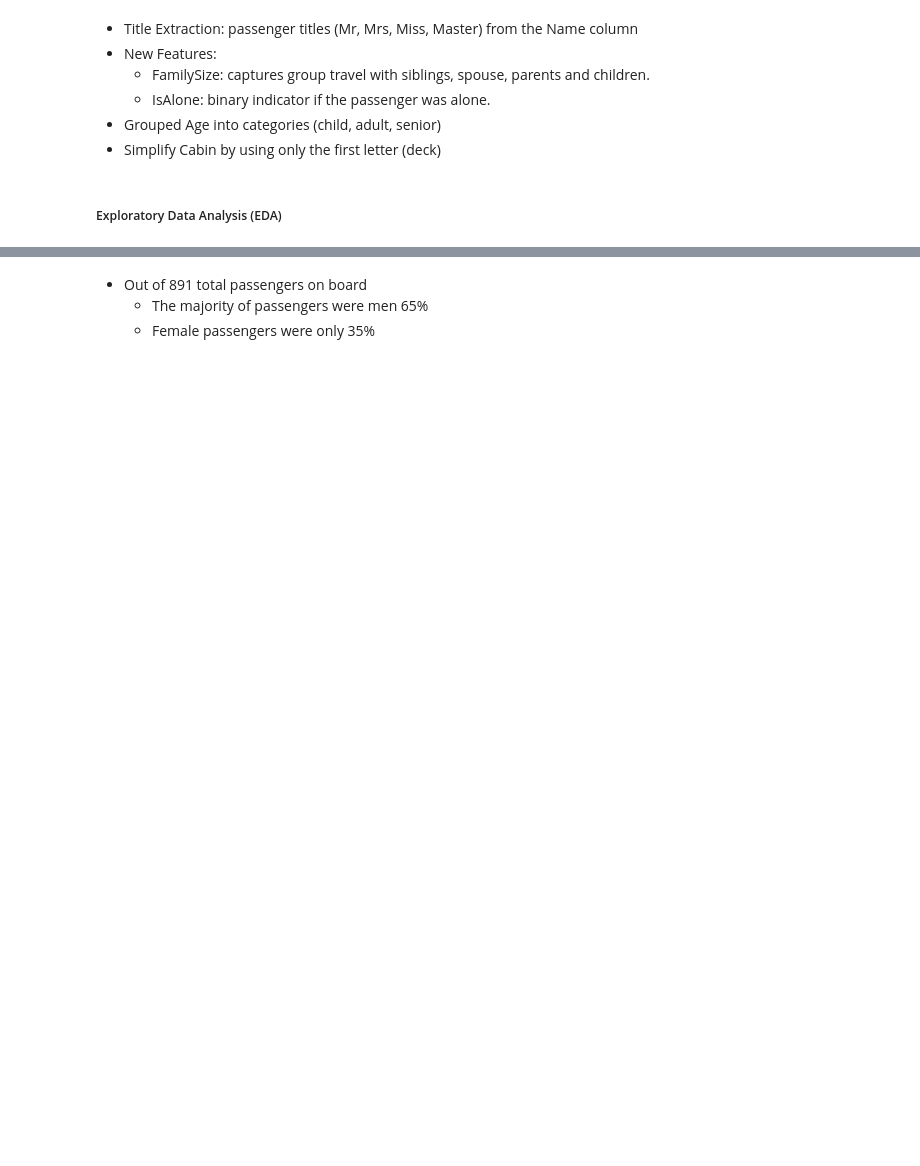
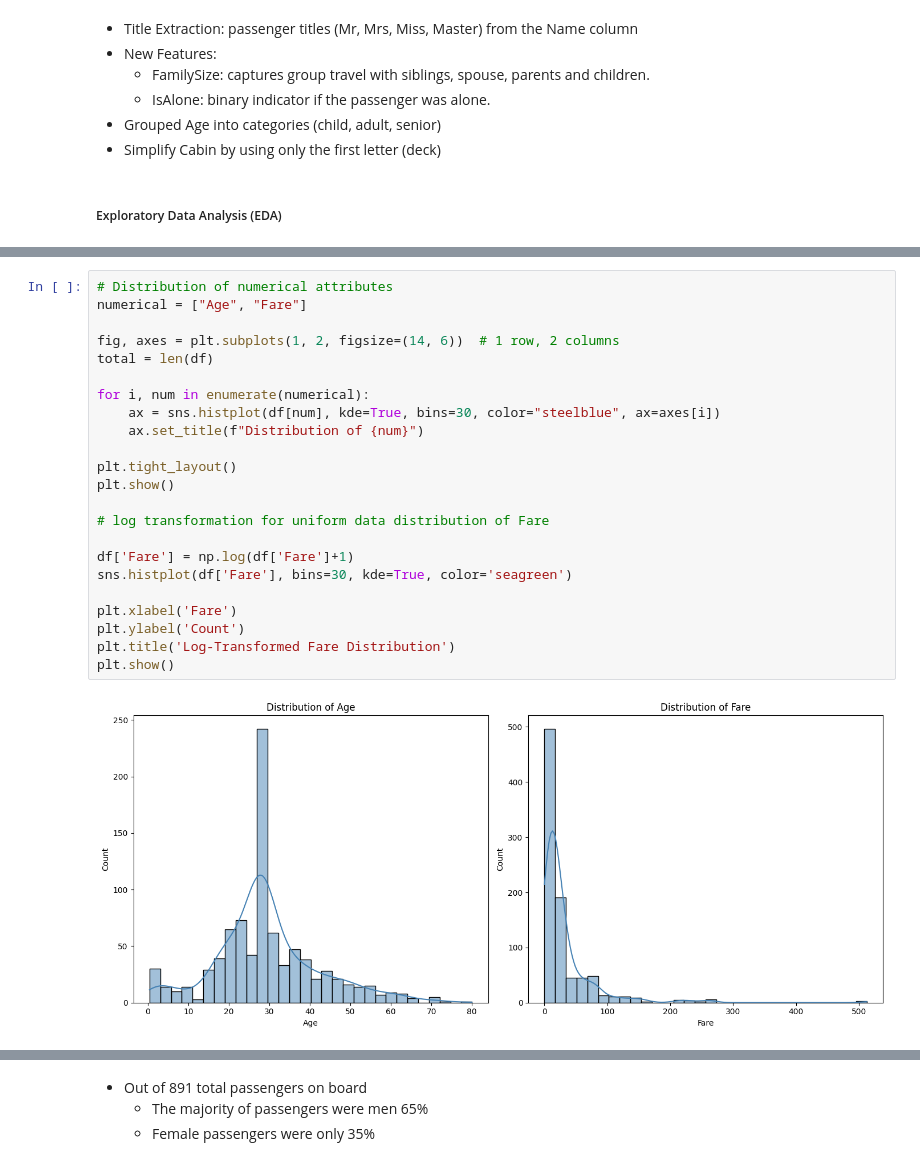
Before and after one commit to elaiyarani-s/Titanic-DataAnalysis, a Jupyter notebook: ML_Titanic.ipynb, the cells around one changed output, grey strips where cells are left out. Saved outputs shown, nothing was run; the diff lists cells and outputs as text; blank space fills up the shorter version.

```diff
--- a/ML_Titanic.ipynb
+++ b/ML_Titanic.ipynb
@@ -168,0 +255,25 @@ plt.show()
+# %%
+# Distribution of numerical attributes
+numerical = ["Age", "Fare"]
+
+fig, axes = plt.subplots(1, 2, figsize=(14, 6))  # 1 row, 2 columns
+total = len(df)
+
+for i, num in enumerate(numerical):
+    ax = sns.histplot(df[num], kde=True, bins=30, color="steelblue", ax=axes[i])
+    ax.set_title(f"Distribution of {num}")
+
+plt.tight_layout()
+plt.show()
+
+# log transformation for uniform data distribution of Fare
+
+df['Fare'] = np.log(df['Fare']+1)
+sns.histplot(df['Fare'], bins=30, kde=True, color='seagreen')
+
+plt.xlabel('Fare')
+plt.ylabel('Count')
+plt.title('Log-Transformed Fare Distribution')
+plt.show()
+# %% [output]
+[figure, added]
```
Also changed, not shown: parts of 28 cells of this notebook, 1 other file.
